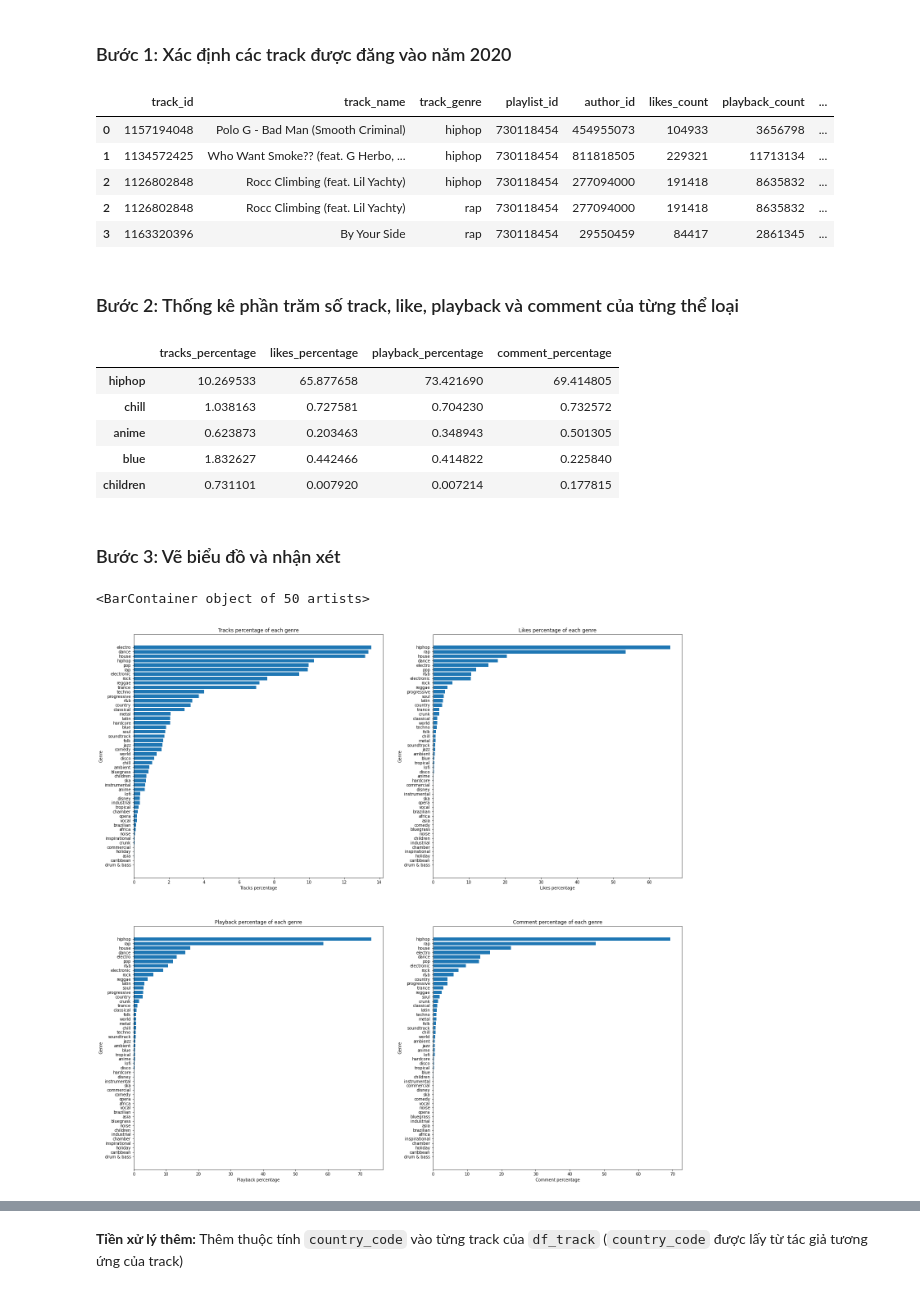
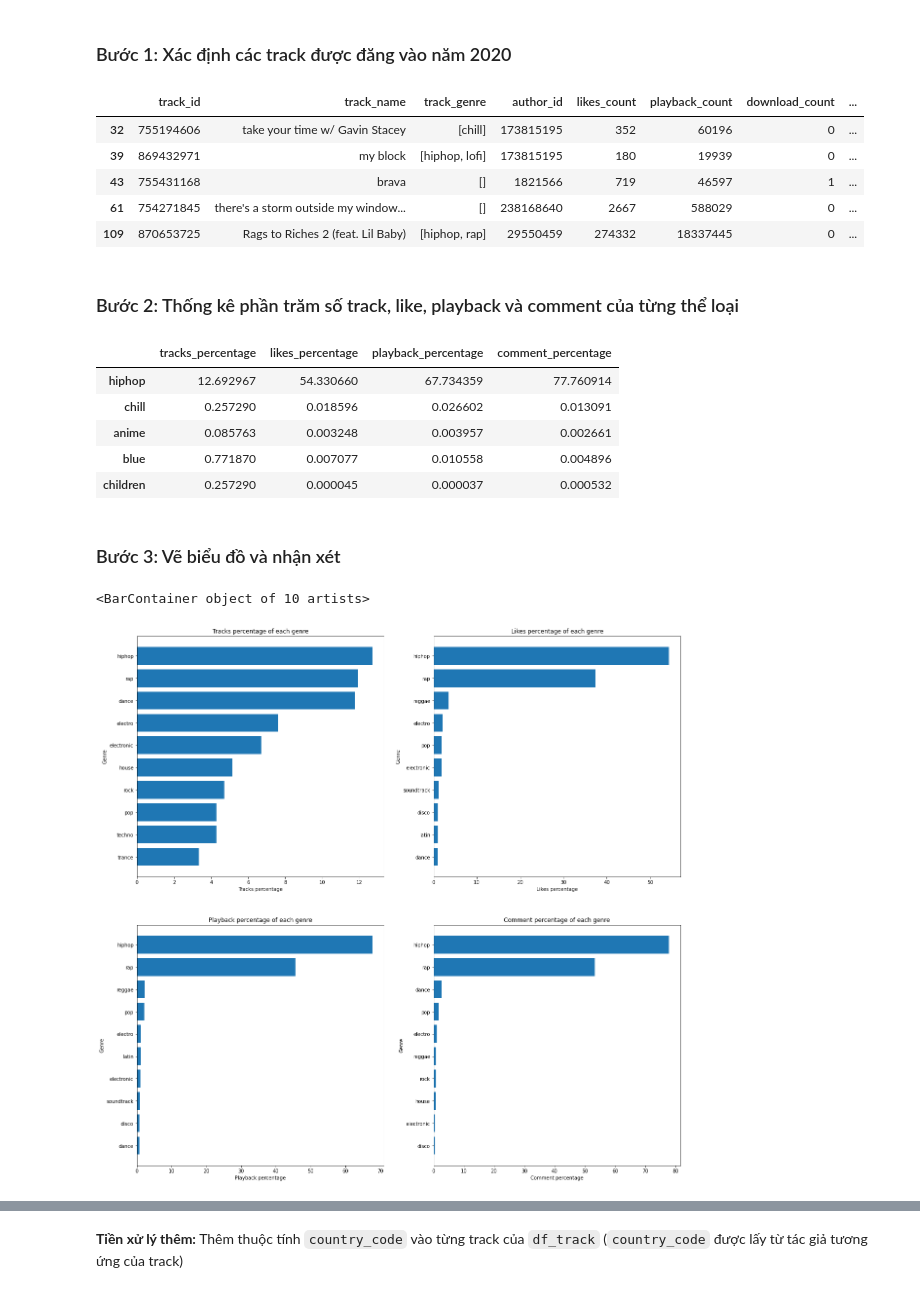
Before and after one commit to LeKiet258/DS-Project02-SoundCloud-Exploratory, a Jupyter notebook: Project_02.ipynb, the cells around one changed output, grey strips where cells are left out. Drawn from its saved outputs; the diff is of its cells as text; code cells hidden in the pictures.

```diff
--- a/Project_02.ipynb
+++ b/Project_02.ipynb
@@ -196,0 +162,3 @@ df_track
+# %%
+df_track['track_genre'] = df_track['track_genre'].apply(lambda val: [] if pd.isna(val) else list_genres(re.sub(r'[\-\.\/ ]', '', val.lower())))
+df_track
@@ -205,7 +183,7 @@ df_playlist['track_ids'] = df_playlist['track_ids'].apply(lambda x: [int(item) f
     - Cần đổi kiểu dữ liệu của 2 cột `likes_count`, `playback_count`từ **float** sang **int**
     - Cần đổi kiểu dữ liệu của `created_date` sang kiểu **datetime**
 # %%
-df_track[['likes_count', 'playback_count', 'download_count', 'comment_count']] = df_track[['likes_count', 'playback_count', 'download_count', 'comment_count']].astype(int)
+df_track[['likes_count', 'playback_count', 'download_count', 'reposts_count', 'comment_count']] = df_track[['likes_count', 'playback_count', 'download_count', 'reposts_count', 'comment_count']].astype(int)
 df_track['created_date'] = pd.to_datetime(df_track['created_date'])
 # df_track[['likes_count', 'playback_count', 'download_count', 'created_date']].head()
 # %% [markdown]
@@ -239,39 +204,40 @@ df_track_2020.head()
 # %% [markdown]
 ### Bước 1: Xác định các track được đăng vào năm 2020
 # %%
-def is_created_in_2020(track):
-    return track['created_date'].year == 2020
+# def is_created_in_2020(track):
+#     return track['created_date'].year == 2020
 
-df_track_2020 = df_track.loc[df_track.apply(is_created_in_2020, axis = 1)]
-df_track_2020 = df_track.explode('track_genre')
+df_track_2020 = df_track.loc[df_track['created_date'].dt.year == 2020]
+
+total_tracks_count   = len(df_track_2020)
+total_likes_count    = df_track_2020['likes_count'].sum()
+total_playback_count = df_track_2020['playback_count'].sum()
+total_comment_count  = df_track_2020['comment_count'].sum()
+
 df_track_2020.head()
 # %% [output]
-|  | track_id | track_name | track_genre | playlist_id | author_id | likes_count | playback_count | ... |
-| 0 | 1157194048 | Polo G - Bad Man (Smooth Criminal) | hiphop | 730118454 | 454955073 | 104933 | 3656798 | ... |
-| 1 | 1134572425 | Who Want Smoke?? (feat. G Herbo, ... | hiphop | 730118454 | 811818505 | 229321 | 11713134 | ... |
-| 2 | 1126802848 | Rocc Climbing (feat. Lil Yachty) | hiphop | 730118454 | 277094000 | 191418 | 8635832 | ... |
-| 2 | 1126802848 | Rocc Climbing (feat. Lil Yachty) | rap | 730118454 | 277094000 | 191418 | 8635832 | ... |
-| 3 | 1163320396 | By Your Side | rap | 730118454 | 29550459 | 84417 | 2861345 | ... |
+|  | track_id | track_name | track_genre | author_id | likes_count | playback_count | download_count | ... |
+| 32 | 755194606 | take your time w/ Gavin Stacey | [chill] | 173815195 | 352 | 60196 | 0 | ... |
+| 39 | 869432971 | my block | [hiphop, lofi] | 173815195 | 180 | 19939 | 0 | ... |
+| 43 | 755431168 | brava | [] | 1821566 | 719 | 46597 | 1 | ... |
+| 61 | 754271845 | there's a storm outside my window... | [] | 238168640 | 2667 | 588029 | 0 | ... |
+| 109 | 870653725 | Rags to Riches 2 (feat. Lil Baby) | [hiphop, rap] | 29550459 | 274332 | 18337445 | 0 | ... |
 # %% [markdown]
 ### Bước 2: Thống kê phần trăm số track, like, playback và comment của từng thể loại
 # %%
-total_tracks_count = len(df_track_2020['track_id'].unique())
-tracks_count = df_track_2020['track_genre'].value_counts()
-tracks_percentage = tracks_count.apply(lambda x: x * 100.0 / total_tracks_count)
-tracks_percentage = tracks_percentage.radd(pd.Series(dict(zip(keywords, [0 for keyword in keywords]))), fill_value = 0)
+tracks_count       = df_track_2020['track_genre'].explode().value_counts()
+tracks_percentage  = tracks_count.apply(lambda x: x * 100.0 / total_tracks_count)
+tracks_percentage  = tracks_percentage.radd(pd.Series(dict(zip(keywords, [0 for keyword in keywords]))), fill_value = 0)
 
-total_likes_count = df_track_2020.groupby(['track_id'])['likes_count'].max().sum()
-likes_count = df_track_2020.groupby(['track_genre'])['likes_count'].sum()
+likes_count      = df_track_2020.explode('track_genre').groupby(['track_genre'])['likes_count'].sum()
 likes_percentage = likes_count.apply(lambda x: x * 100.0 / total_likes_count)
 likes_percentage = likes_percentage.radd(pd.Series(dict(zip(keywords, [0 for keyword in keywords]))), fill_value = 0)
 
-total_playback_count = df_track_2020.groupby(['track_id'])['playback_count'].max().sum()
-playback_count = df_track_2020.groupby(['track_genre'])['playback_count'].sum()
+playback_count = df_track_2020.explode('track_genre').groupby(['track_genre'])['playback_count'].sum()
 playback_percentage = playback_count.apply(lambda x: x * 100.0 / total_playback_count)
 playback_percentage = playback_percentage.radd(pd.Series(dict(zip(keywords, [0 for keyword in keywords]))), fill_value = 0)
 
-total_comment_count = df_track_2020.groupby(['track_id'])['comment_count'].max().sum()
-comment_count  = df_track_2020.groupby(['track_genre'])['comment_count'].sum()
+comment_count  = df_track_2020.explode('track_genre').groupby(['track_genre'])['comment_count'].sum()
 comment_percentage = comment_count.apply(lambda x: x * 100.0 / total_comment_count)
 comment_percentage = comment_percentage.radd(pd.Series(dict(zip(keywords, [0 for keyword in keywords]))), fill_value = 0)
 
@@ -279,42 +245,42 @@ df_track_genre_stat = pd.DataFrame([pd.Series({'tracks_percentage':tracks_percen
 df_track_genre_stat.head()
 # %% [output]
 |  | tracks_percentage | likes_percentage | playback_percentage | comment_percentage |
-| hiphop | 10.269533 | 65.877658 | 73.421690 | 69.414805 |
-| chill | 1.038163 | 0.727581 | 0.704230 | 0.732572 |
-| anime | 0.623873 | 0.203463 | 0.348943 | 0.501305 |
-| blue | 1.832627 | 0.442466 | 0.414822 | 0.225840 |
-| children | 0.731101 | 0.007920 | 0.007214 | 0.177815 |
+| hiphop | 12.692967 | 54.330660 | 67.734359 | 77.760914 |
+| chill | 0.257290 | 0.018596 | 0.026602 | 0.013091 |
+| anime | 0.085763 | 0.003248 | 0.003957 | 0.002661 |
+| blue | 0.771870 | 0.007077 | 0.010558 | 0.004896 |
+| children | 0.257290 | 0.000045 | 0.000037 | 0.000532 |
 # %% [markdown]
 ### Bước 3: Vẽ biểu đồ và nhận xét
 # %%
-fig, axs = plt.subplots(2, 2, figsize = (24, 24))
+fig, axs = plt.subplots(2, 2, figsize = (20, 20))
 
 df_track_genre_stat = df_track_genre_stat.sort_values('tracks_percentage', ascending = False)
 axs[0, 0].set_title('Tracks percentage of each genre')
 axs[0, 0].set(xlabel = 'Tracks percentage', ylabel = 'Genre')
 axs[0, 0].invert_yaxis()
-axs[0, 0].barh(df_track_genre_stat.index, df_track_genre_stat['tracks_percentage'])
+axs[0, 0].barh(df_track_genre_stat.index[:10], df_track_genre_stat['tracks_percentage'][:10])
 
 df_track_genre_stat = df_track_genre_stat.sort_values('likes_percentage', ascending = False)
 axs[0, 1].set_title('Likes percentage of each genre')
 axs[0, 1].set(xlabel = 'Likes percentage', ylabel = 'Genre')
 axs[0, 1].invert_yaxis()
-axs[0, 1].barh(df_track_genre_stat.index, df_track_genre_stat['likes_percentage'])
+axs[0, 1].barh(df_track_genre_stat.index[:10], df_track_genre_stat['likes_percentage'][:10])
 
 df_track_genre_stat = df_track_genre_stat.sort_values('playback_percentage', ascending = False)
 axs[1, 0].set_title('Playback percentage of each genre')
 axs[1, 0].set(xlabel = 'Playback percentage', ylabel = 'Genre')
 axs[1, 0].invert_yaxis()
-axs[1, 0].barh(df_track_genre_stat.index, df_track_genre_stat['playback_percentage'])
+axs[1, 0].barh(df_track_genre_stat.index[:10], df_track_genre_stat['playback_percentage'][:10])
 
 df_track_genre_stat = df_track_genre_stat.sort_values('comment_percentage', ascending = False)
 axs[1, 1].set_title('Comment percentage of each genre')
 axs[1, 1].set(xlabel = 'Comment percentage', ylabel = 'Genre')
 axs[1, 1].invert_yaxis()
-axs[1, 1].barh(df_track_genre_stat.index, df_track_genre_stat['comment_percentage'])
+axs[1, 1].barh(df_track_genre_stat.index[:10], df_track_genre_stat['comment_percentage'][:10])
 # %% [output]
-<BarContainer object of 50 artists>
+<BarContainer object of 10 artists>
-[figure, old version]
+[figure, new version]
 # %% [markdown]
 **Kết quả:**
 
```
Also changed, not shown: parts of 62 cells of this notebook.
